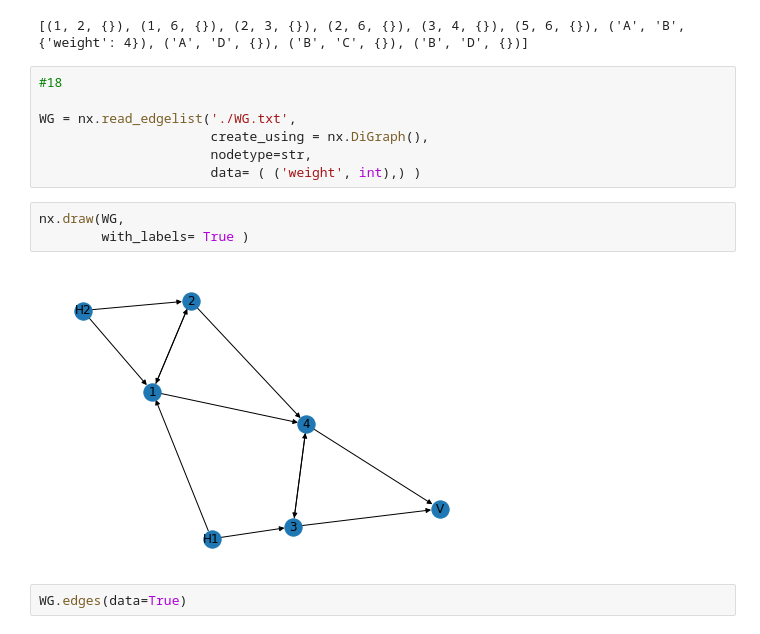
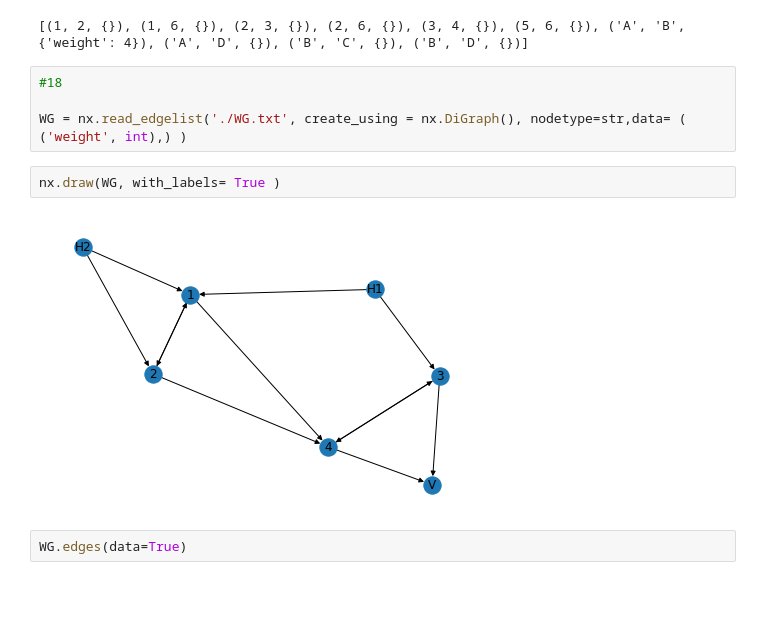
Before and after one commit to rachadlakis/My-Projects, a Jupyter notebook: Graph Theory Projects/networkx_lab/networkx_Lab.ipynb, the cells around one changed output. Drawn from its saved outputs; the diff is of its cells as text; blank space fills up the shorter version.

```diff
--- a/Graph Theory Projects/networkx_lab/networkx_Lab.ipynb
+++ b/Graph Theory Projects/networkx_lab/networkx_Lab.ipynb
@@ -314,15 +305,11 @@ print(G.edges(data=True))
 # %%
 #18
 
-WG = nx.read_edgelist('./WG.txt',
-                      create_using = nx.DiGraph(),
-                      nodetype=str,
-                      data= ( ('weight', int),) )
+WG = nx.read_edgelist('./WG.txt', create_using = nx.DiGraph(), nodetype=str,data= ( ('weight', int),) )
 # %%
-nx.draw(WG,
-        with_labels= True )
+nx.draw(WG, with_labels= True )
 # %% [output]
-[figure, old version]
+[figure, new version]
 # %%
 WG.edges(data=True)
 # %% [output]
```
Also changed, not shown: parts of 26 cells of this notebook, 1 other file.
